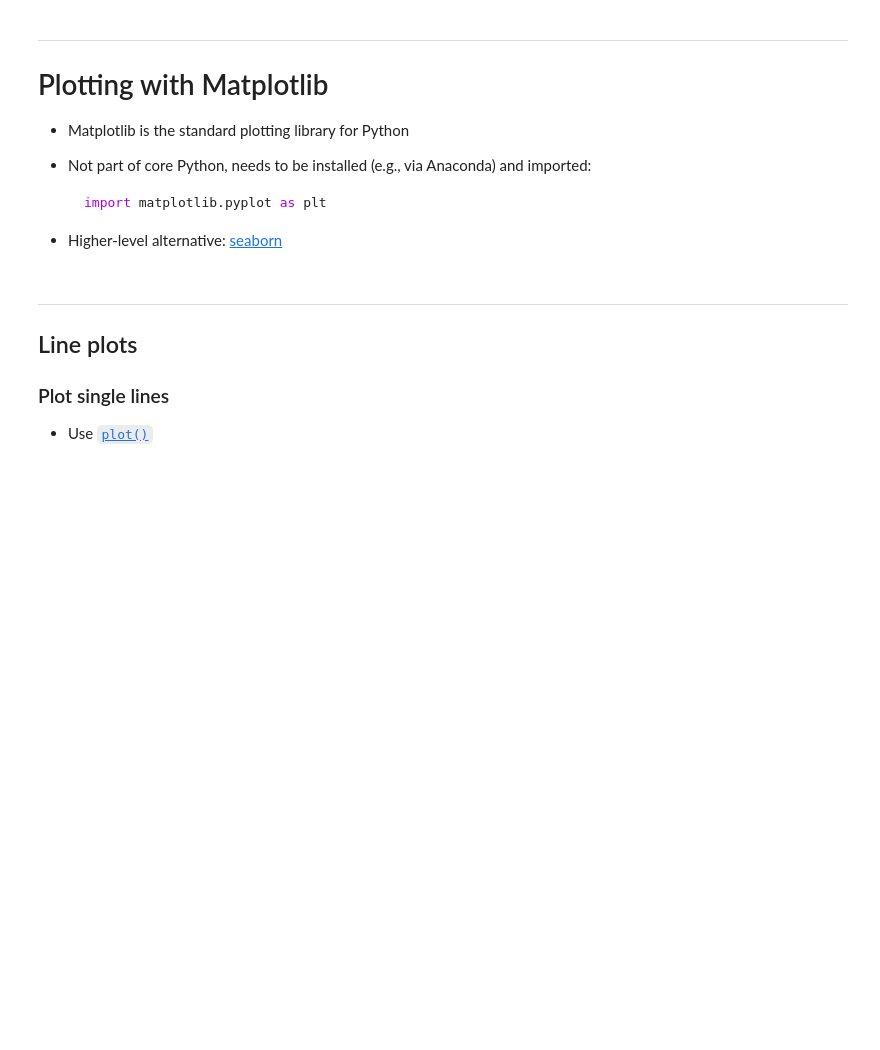
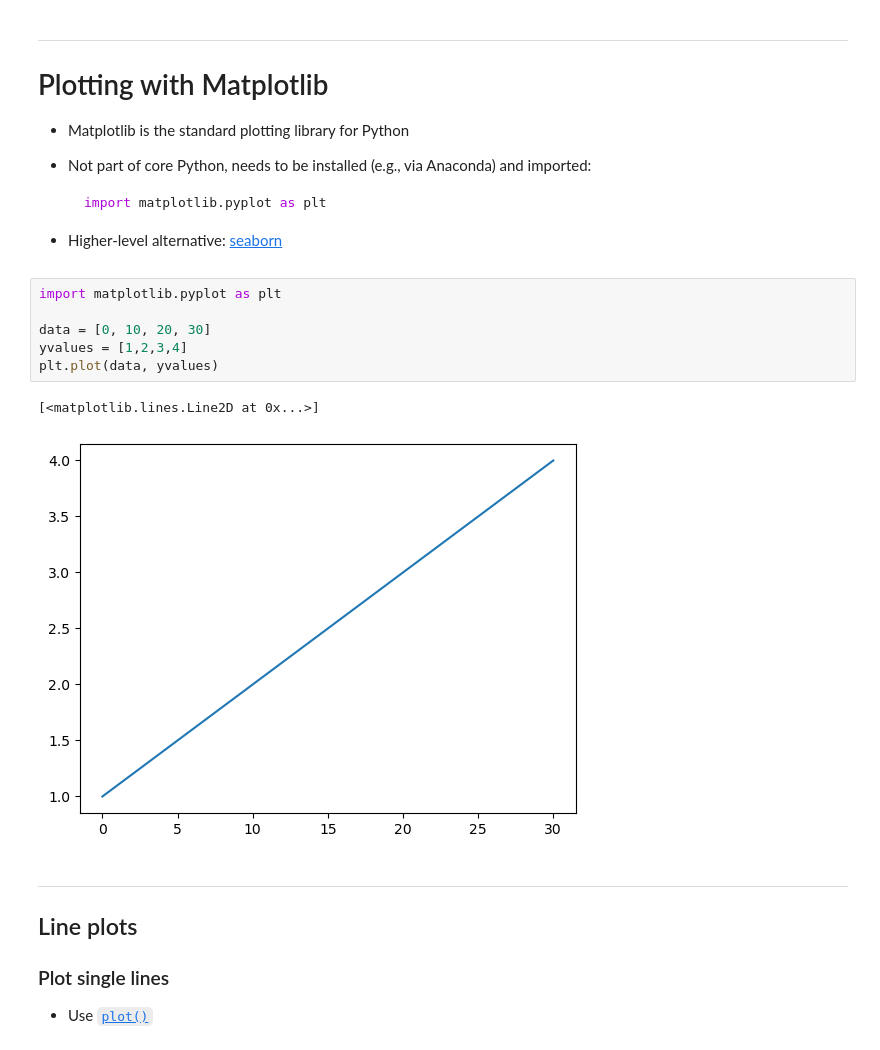
Before and after one commit to vladgalan/TECH2-H25, a Jupyter notebook: lectures/lecture3/lecture3-template-sg.ipynb, the cells around one changed output. Drawn from its saved outputs; the diff is of its cells as text; blank space fills up the shorter version.

````diff
--- a/lectures/lecture3/lecture3-template-sg.ipynb
+++ b/lectures/lecture3/lecture3-template-sg.ipynb
@@ -9,6 +9,15 @@
     import matplotlib.pyplot as plt
     ```
 - Higher-level alternative: [seaborn](https://seaborn.pydata.org/)
+# %%
+import matplotlib.pyplot as plt
+
+data = [0, 10, 20, 30]
+yvalues = [1,2,3,4]
+plt.plot(data, yvalues)
+# %% [output]
+[<matplotlib.lines.Line2D at 0x...>]
+[figure, added]
 # %% [markdown]
 ***
 ## Line plots
````
Also changed, not shown: parts of 15 cells of this notebook, 4 other files.
